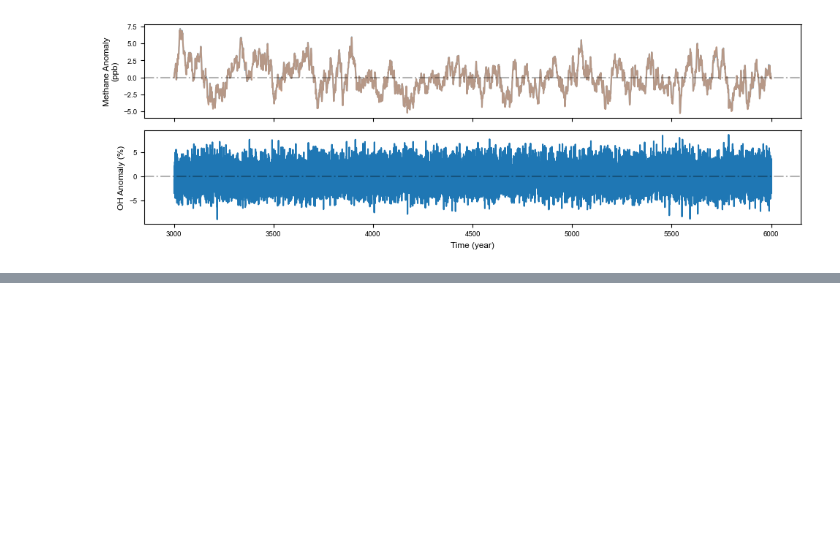
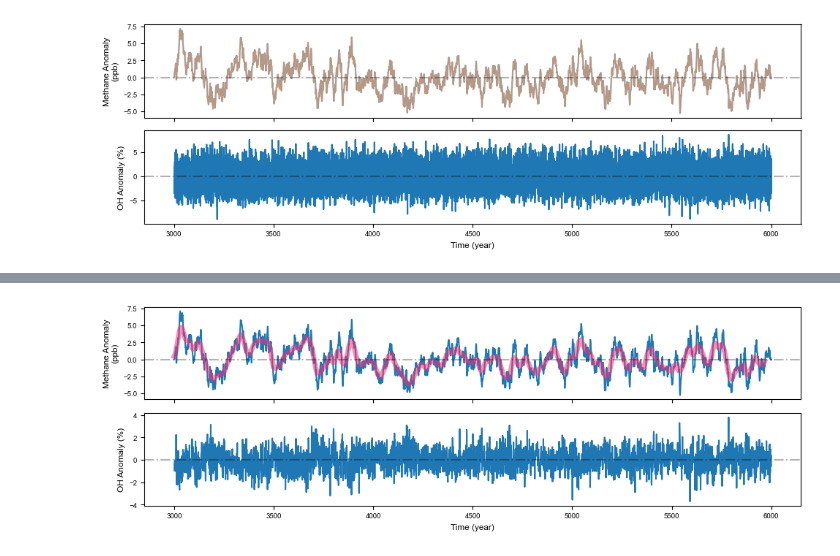
Before and after one commit to ericjmei/methane_noise_forcing, a Jupyter notebook: notebooks/OH_forcing.ipynb, the cells around one changed output, grey strips where cells are left out. Cells and saved outputs as stored; diff of their text form; code cells hidden in the pictures; blank space fills up the shorter version.

```diff
--- a/notebooks/OH_forcing.ipynb
+++ b/notebooks/OH_forcing.ipynb
@@ -319,0 +366,55 @@ plt.tight_layout()
+# %%
+# weird test: does resampling at annual resolution change the answer?
+# both the variance as well as the autocorrelation change, so it might not
+
+ch4_mean = 650 # ppb
+# solve for source/sink anomaly in terms of ppb/year
+rate_mean = ch4_mean * k_ch4_oh * oh_mean # ppb / year
+S_anom = -1 * rate_mean * annual # ppb / year
+t_eval = np.arange(3001, 6002, 1) # years
+instantaneous_offset = 35 # years
+
+result_anomaly = solve_ch4_anomaly_lifetime(
+    t_eval=t_eval,
+    C0_anom=0,
+    S_anom=(S_anom.time.values, S_anom.values * 1e-9),
+    tau=mean_lifetime,
+    max_step=0.1, # year
+)
+
+## plot
+time_min_plot = 3000
+time_max_plot = 6000
+fig, axs = plt.subplots(2, 1, figsize=(fig_width*1.4, 10/3), sharex=True)
+time_mask = (result_full_mb.t >= time_min_plot) & (result_full_mb.t <= time_max_plot)
+
+# top plot: methane anomaly
+methane_anomaly_plot_smoothed = firn_filter.apply(
+    result_anomaly.C,
+    dt_series=np.mean(np.diff(t_eval))
+)
+axs[0].plot(result_anomaly.t[time_mask],
+            result_anomaly.C[time_mask] * 1e9,
+            label="Methane Anomaly (ppb)")
+# offset smoothed series by 35 years
+mask_smoothed = (result_anomaly.t >= time_min_plot + instantaneous_offset) & (result_anomaly.t <= time_max_plot + instantaneous_offset)
+axs[0].plot(result_anomaly.t[mask_smoothed] - instantaneous_offset,
+            methane_anomaly_plot_smoothed[mask_smoothed] * 1e9,
+            lw=5,
+            color=colors_vibrant["magenta"],
+            alpha=0.55,
+            label="Methane Anomaly (ppb)")
+axs[0].axhline(0, color="k", linestyle="-.", alpha=0.3)
+axs[0].set_ylabel("Methane Anomaly\n(ppb)")
+
+# bottom plot: OH forcing
+axs[1].plot(annual.sel(time=slice(time_min_plot, time_max_plot)).time.values,
+            annual.sel(time=slice(time_min_plot, time_max_plot)).values * 100,
+            label="OH Forcing Anomaly (%)")
+axs[1].axhline(0, color="k", linestyle="-.", alpha=0.3)
+axs[1].set_ylabel("OH Anomaly (%)")
+axs[1].set_xlabel("Time (year)")
+
+plt.tight_layout()
+# %% [output]
+[figure, added]
```
Also changed, not shown: parts of 5 cells of this notebook.
